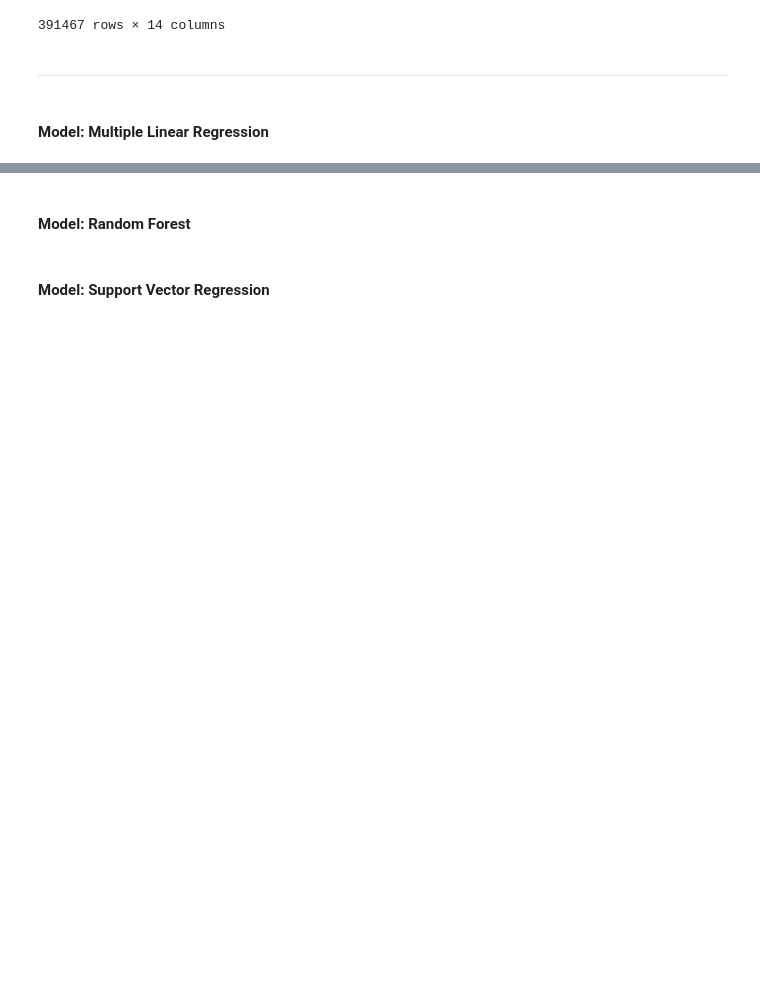
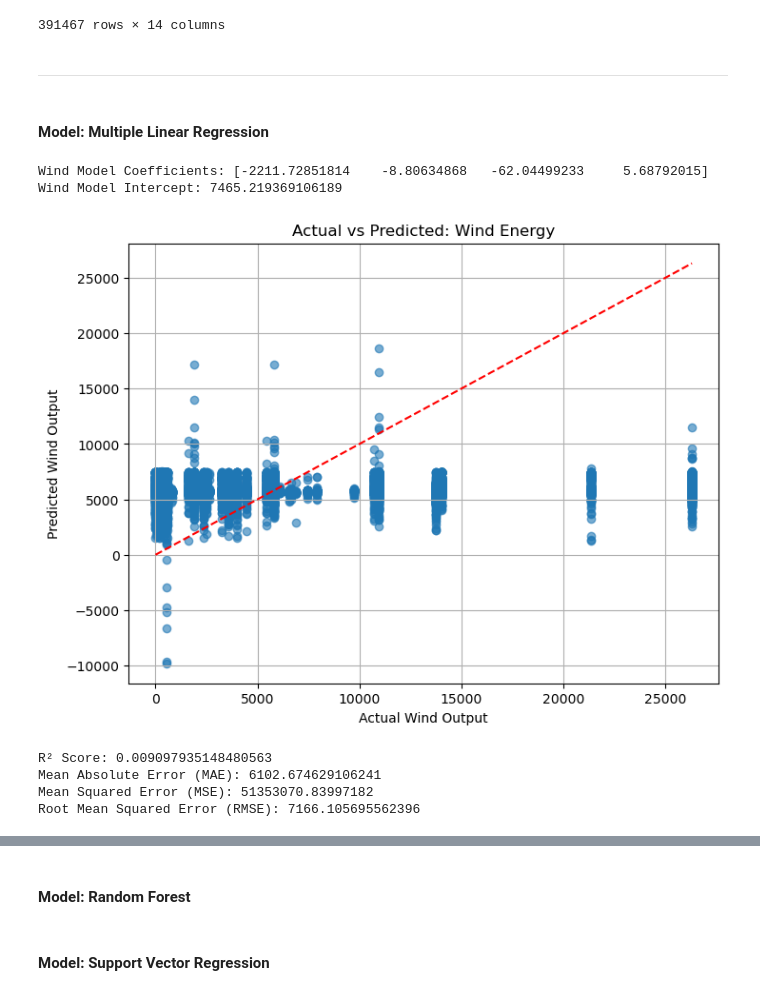
Before and after one commit to mcarbajal2/IFI8420-Assignments, a Jupyter notebook: Final Project/final_project.ipynb, the cells around one changed output, grey strips where cells are left out. Saved outputs shown, nothing was run; the diff lists cells and outputs as text; code cells hidden in the pictures; blank space fills up the shorter version.

```diff
--- a/Final Project/final_project.ipynb
+++ b/Final Project/final_project.ipynb
@@ -642,16 +563,21 @@ df_combined
 | 391465 | 2019-07-31 | Southeast | 0.740452 | 0.0 | 0.0 | 0.0 | 0.861987 | ... |
 | 391466 | 2019-07-31 | Southeast | 0.740452 | 0.0 | 0.0 | 0.0 | 0.861987 | ... |
 391467 rows × 14 columns
+# %%
+wind_combined = df_combined[df_combined['seriesId'] == 'WYTCP']
+wind_combined = wind_combined.drop(columns=['value_solar']).dropna()
+solar_combined = df_combined[df_combined['seriesId'] == 'SOTGP']
+solar_combined = solar_combined.drop(columns=['value_wind']).dropna()
 # %%
 from sklearn.model_selection import train_test_split
 
 # Wind data splitting
-df_wind = df_combined[df_combined['seriesId'] == 'WYTCP']
+df_wind = wind_combined[wind_combined['seriesId'] == 'WYTCP']
 X_wind = df_wind[['PR', 'snow_value_mm', 'rain_value_mm', 'wind_speed_mean']]
 y_wind = df_wind['value_wind']
 
 # Solar data splitting
-df_solar = df_combined[df_combined['seriesId'] == 'SOTGP']
+df_solar = solar_combined[solar_combined['seriesId'] == 'SOTGP']
 X_solar = df_solar[['PR', 'snow_value_mm', 'rain_value_mm', 'wind_speed_mean']]
 y_solar = df_solar['value_solar']
 
@@ -663,3 +589,27 @@ X_solar_train, X_solar_test, y_solar_train, y_solar_test = train_test_split(X_so
 #### Model: Multiple Linear Regression
 # %%
 from sklearn.linear_model import LinearRegression
+# %%
+wind_model = LinearRegression()
+wind_model.fit(X_wind_train, y_wind_train)
+
+#Evaluate
+print("Wind Model Coefficients:", wind_model.coef_)
+print("Wind Model Intercept:", wind_model.intercept_)
+
+#Predict
+y_wind_pred = wind_model.predict(X_wind_test)
+
+#Visual Plot Actual vs Predicted Wind Model
+plt.figure(figsize=(8, 6))
+plt.scatter(y_wind_test, y_wind_pred, alpha=0.6)
+plt.plot([y_wind_test.min(), y_wind_test.max()], [y_wind_test.min(), y_wind_test.max()], 'r--')
+plt.xlabel('Actual Wind Output')
+plt.ylabel('Predicted Wind Output')
+plt.title('Actual vs Predicted: Wind Energy')
+plt.grid(True)
+plt.show()
+# %% [output]
+Wind Model Coefficients: [-2211.72851814    -8.80634868   -62.04499233     5.68792015]
+Wind Model Intercept: 7465.219369106189
+[figure, added]
@@ -665,0 +618,10 @@ from sklearn.linear_model import LinearRegression
+# %%
+print('R² Score:', r2_score(y_wind_test, y_wind_pred))
+print('Mean Absolute Error (MAE):', mean_absolute_error(y_wind_test, y_wind_pred))
+print('Mean Squared Error (MSE):', mean_squared_error(y_wind_test, y_wind_pred))
+print('Root Mean Squared Error (RMSE):', np.sqrt(mean_squared_error(y_wind_test, y_wind_pred)))
+# %% [output]
+R² Score: 0.009097935148480563
+Mean Absolute Error (MAE): 6102.674629106241
+Mean Squared Error (MSE): 51353070.83997182
+Root Mean Squared Error (RMSE): 7166.105695562396
```
Also changed, not shown: parts of 20 cells of this notebook, 1 other file.
